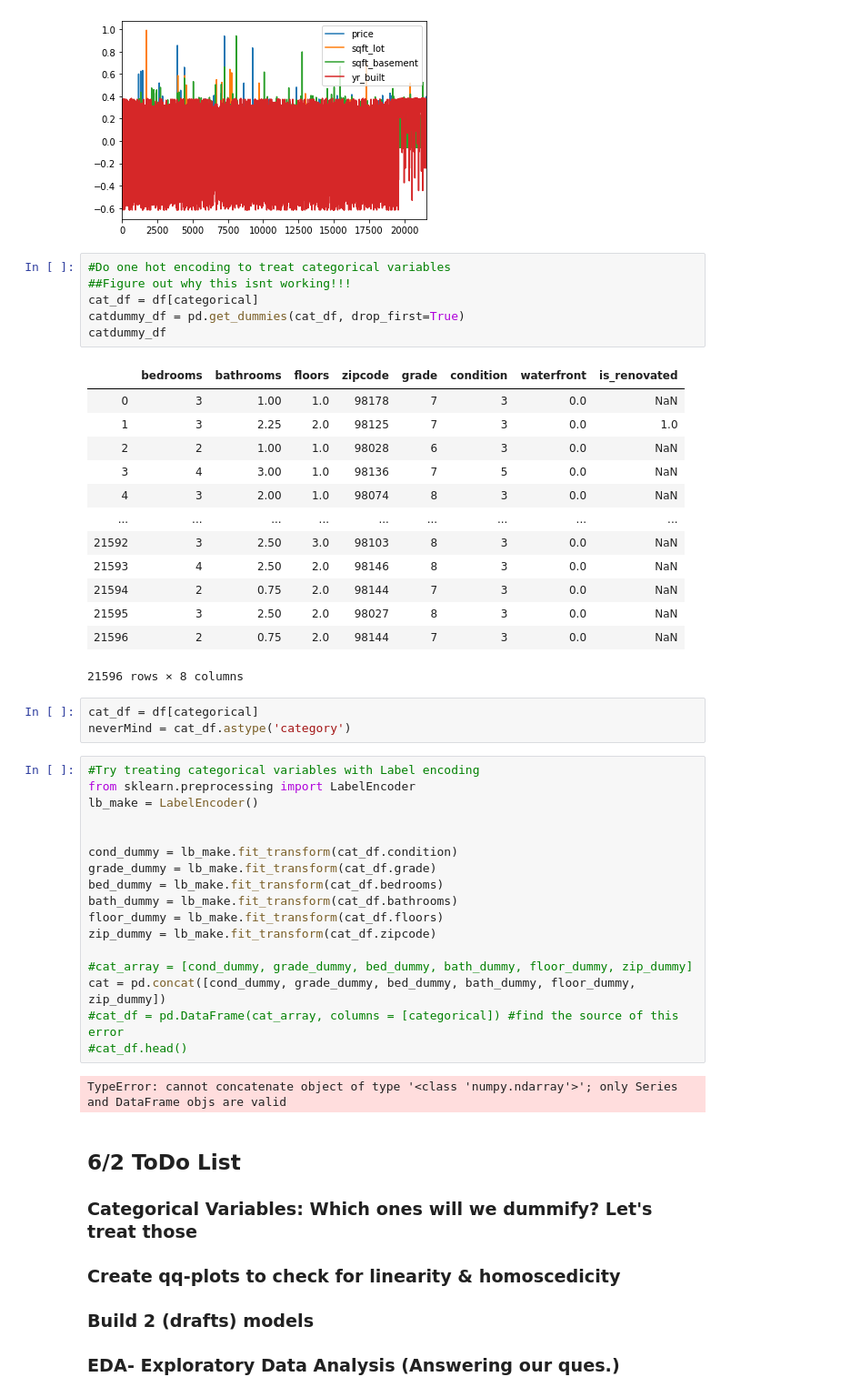
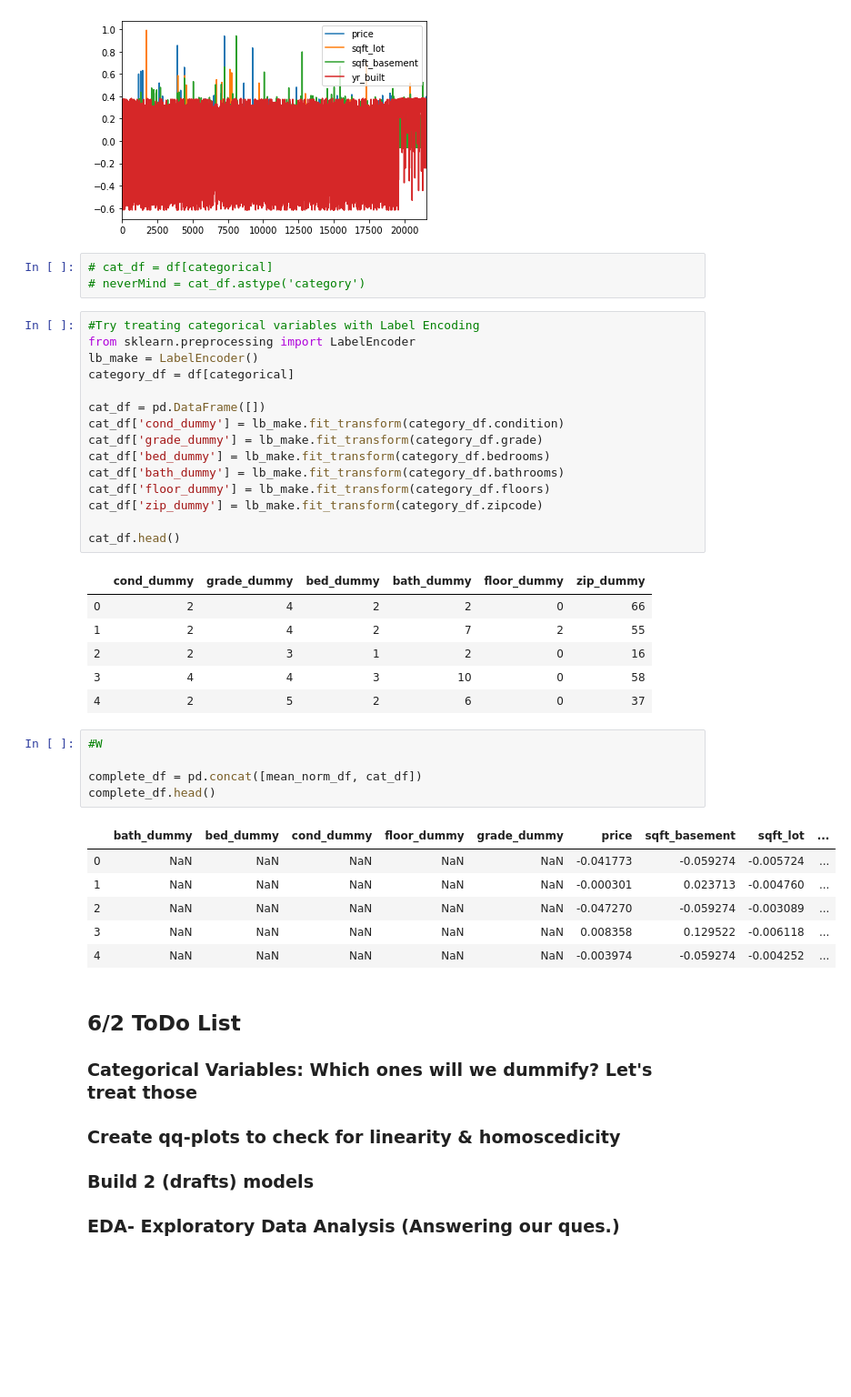
Before and after one commit to EricaSG/dsc-mod-2-project-v2-1-onl01-dtsc-ft-041320, a Jupyter notebook: student.ipynb, the cells around one changed output. Shown at 91% size. Saved outputs shown, nothing was run; the diff lists cells and outputs as text; blank space fills up the shorter version.

Commit message:
Day 2: Treating Categorical Variables

```diff
--- a/student.ipynb
+++ b/student.ipynb
@@ -480,48 +480,43 @@ mean_norm_df.plot() #Conduct a visual check for normality after we've normalized
 # %% [output]
 <matplotlib.axes._subplots.AxesSubplot at 0x...>
 [figure]
-# %%
-#Do one hot encoding to treat categorical variables
-##Figure out why this isnt working!!!
-cat_df = df[categorical]
-catdummy_df = pd.get_dummies(cat_df, drop_first=True)
-catdummy_df
-# %% [output]
-|  | bedrooms | bathrooms | floors | zipcode | grade | condition | waterfront | is_renovated |
-| 0 | 3 | 1.00 | 1.0 | 98178 | 7 | 3 | 0.0 | NaN |
-| 1 | 3 | 2.25 | 2.0 | 98125 | 7 | 3 | 0.0 | 1.0 |
-| 2 | 2 | 1.00 | 1.0 | 98028 | 6 | 3 | 0.0 | NaN |
-| 3 | 4 | 3.00 | 1.0 | 98136 | 7 | 5 | 0.0 | NaN |
-| 4 | 3 | 2.00 | 1.0 | 98074 | 8 | 3 | 0.0 | NaN |
-| ... | ... | ... | ... | ... | ... | ... | ... | ... |
-| 21592 | 3 | 2.50 | 3.0 | 98103 | 8 | 3 | 0.0 | NaN |
-| 21593 | 4 | 2.50 | 2.0 | 98146 | 8 | 3 | 0.0 | NaN |
-| 21594 | 2 | 0.75 | 2.0 | 98144 | 7 | 3 | 0.0 | NaN |
-| 21595 | 3 | 2.50 | 2.0 | 98027 | 8 | 3 | 0.0 | NaN |
-| 21596 | 2 | 0.75 | 2.0 | 98144 | 7 | 3 | 0.0 | NaN |
-21596 rows × 8 columns
 # %%
-cat_df = df[categorical]
-neverMind = cat_df.astype('category')
+# cat_df = df[categorical]
+# neverMind = cat_df.astype('category')
 # %%
-#Try treating categorical variables with Label encoding
+#Try treating categorical variables with Label Encoding
 from sklearn.preprocessing import LabelEncoder
 lb_make = LabelEncoder()
+category_df = df[categorical]
 
+cat_df = pd.DataFrame([])
+cat_df['cond_dummy'] = lb_make.fit_transform(category_df.condition)
+cat_df['grade_dummy'] = lb_make.fit_transform(category_df.grade)
+cat_df['bed_dummy'] = lb_make.fit_transform(category_df.bedrooms)
+cat_df['bath_dummy'] = lb_make.fit_transform(category_df.bathrooms)
+cat_df['floor_dummy'] = lb_make.fit_transform(category_df.floors)
+cat_df['zip_dummy'] = lb_make.fit_transform(category_df.zipcode)
 
-cond_dummy = lb_make.fit_transform(cat_df.condition)
-grade_dummy = lb_make.fit_transform(cat_df.grade)
-bed_dummy = lb_make.fit_transform(cat_df.bedrooms)
-bath_dummy = lb_make.fit_transform(cat_df.bathrooms)
-floor_dummy = lb_make.fit_transform(cat_df.floors)
-zip_dummy = lb_make.fit_transform(cat_df.zipcode)
-
-#cat_array = [cond_dummy, grade_dummy, bed_dummy, bath_dummy, floor_dummy, zip_dummy]
-cat = pd.concat([cond_dummy, grade_dummy, bed_dummy, bath_dummy, floor_dummy, zip_dummy])
-#cat_df = pd.DataFrame(cat_array, columns = [categorical]) #find the source of this error
-#cat_df.head()
+cat_df.head()
 # %% [output]
-TypeError: cannot concatenate object of type '<class 'numpy.ndarray'>'; only Series and DataFrame objs are valid
+|  | cond_dummy | grade_dummy | bed_dummy | bath_dummy | floor_dummy | zip_dummy |
+| 0 | 2 | 4 | 2 | 2 | 0 | 66 |
+| 1 | 2 | 4 | 2 | 7 | 2 | 55 |
+| 2 | 2 | 3 | 1 | 2 | 0 | 16 |
+| 3 | 4 | 4 | 3 | 10 | 0 | 58 |
+| 4 | 2 | 5 | 2 | 6 | 0 | 37 |
+# %%
+#W
+
+complete_df = pd.concat([mean_norm_df, cat_df])
+complete_df.head()
+# %% [output]
+|  | bath_dummy | bed_dummy | cond_dummy | floor_dummy | grade_dummy | price | sqft_basement | sqft_lot | ... |
+| 0 | NaN | NaN | NaN | NaN | NaN | -0.041773 | -0.059274 | -0.005724 | ... |
+| 1 | NaN | NaN | NaN | NaN | NaN | -0.000301 | 0.023713 | -0.004760 | ... |
+| 2 | NaN | NaN | NaN | NaN | NaN | -0.047270 | -0.059274 | -0.003089 | ... |
+| 3 | NaN | NaN | NaN | NaN | NaN | 0.008358 | 0.129522 | -0.006118 | ... |
+| 4 | NaN | NaN | NaN | NaN | NaN | -0.003974 | -0.059274 | -0.004252 | ... |
 # %% [markdown]
 ## 6/2 ToDo List
 
```
